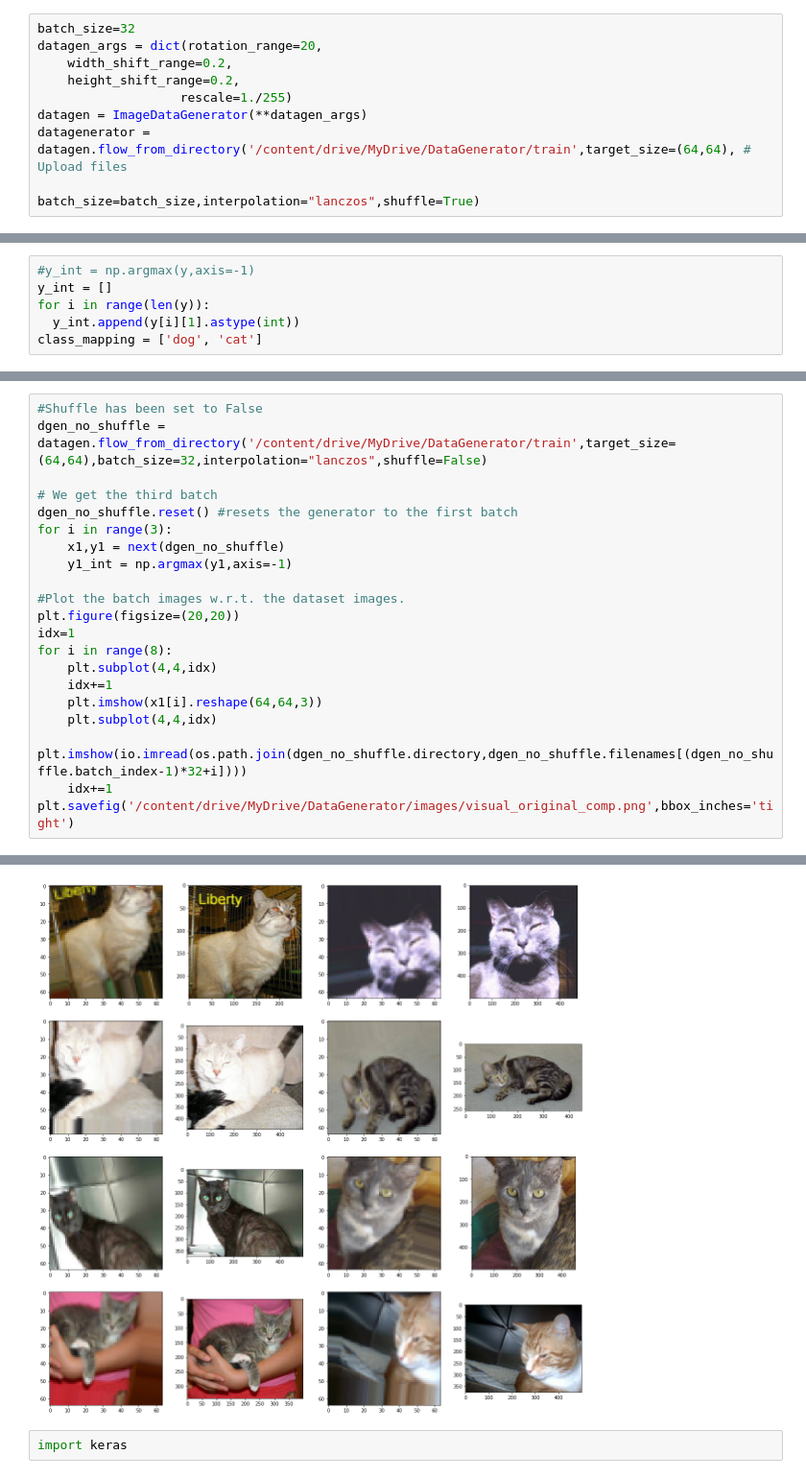
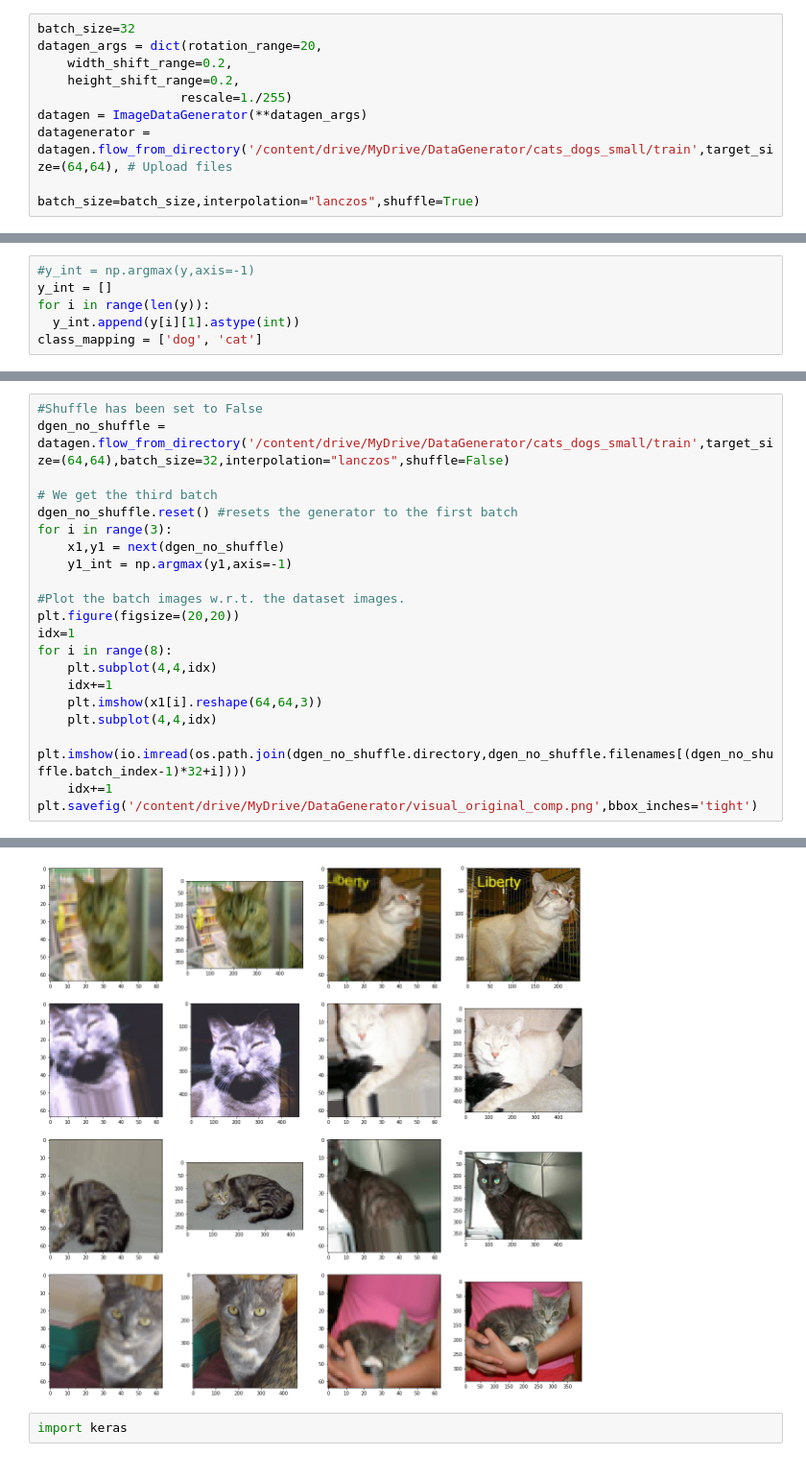
Before and after one commit to nopynospy/apu_deep_learning, a Jupyter notebook: lab5_DataGenerator_complete.ipynb, the cells around one changed output, grey strips where cells are left out. Shown at 96% size. Saved outputs shown, nothing was run; the diff lists cells and outputs as text.

```diff
--- a/lab5_DataGenerator_complete.ipynb
+++ b/lab5_DataGenerator_complete.ipynb
@@ -25,6 +25,6 @@ datagen_args = dict(rotation_range=20,
     height_shift_range=0.2,
                    rescale=1./255)
 datagen = ImageDataGenerator(**datagen_args)
-datagenerator = datagen.flow_from_directory('/content/drive/MyDrive/DataGenerator/train',target_size=(64,64), # Upload files
+datagenerator = datagen.flow_from_directory('/content/drive/MyDrive/DataGenerator/cats_dogs_small/train',target_size=(64,64), # Upload files
                                             batch_size=batch_size,interpolation="lanczos",shuffle=True)
 # %% [output]
@@ -94,6 +94,6 @@ show_grid(x, 4, 8, label_list=y_int, show_labels=True, figsize=(20,10), savename
 # %%
 #Shuffle has been set to False
-dgen_no_shuffle = datagen.flow_from_directory('/content/drive/MyDrive/DataGenerator/train',target_size=(64,64),batch_size=32,interpolation="lanczos",shuffle=False)
+dgen_no_shuffle = datagen.flow_from_directory('/content/drive/MyDrive/DataGenerator/cats_dogs_small/train',target_size=(64,64),batch_size=32,interpolation="lanczos",shuffle=False)
 
 # We get the third batch
 dgen_no_shuffle.reset() #resets the generator to the first batch
@@ -111,5 +111,5 @@ for i in range(8):
     plt.subplot(4,4,idx)
     plt.imshow(io.imread(os.path.join(dgen_no_shuffle.directory,dgen_no_shuffle.filenames[(dgen_no_shuffle.batch_index-1)*32+i])))
     idx+=1
-plt.savefig('/content/drive/MyDrive/DataGenerator/images/visual_original_comp.png',bbox_inches='tight')
+plt.savefig('/content/drive/MyDrive/DataGenerator/visual_original_comp.png',bbox_inches='tight')
 # %% [output]
@@ -117,4 +117,4 @@ Found 1501 images belonging to 3 classes.
-[figure, old version]
+[figure, new version]
 # %%
 import keras
 # %%
```
Also changed, not shown: parts of 9 cells of this notebook.
